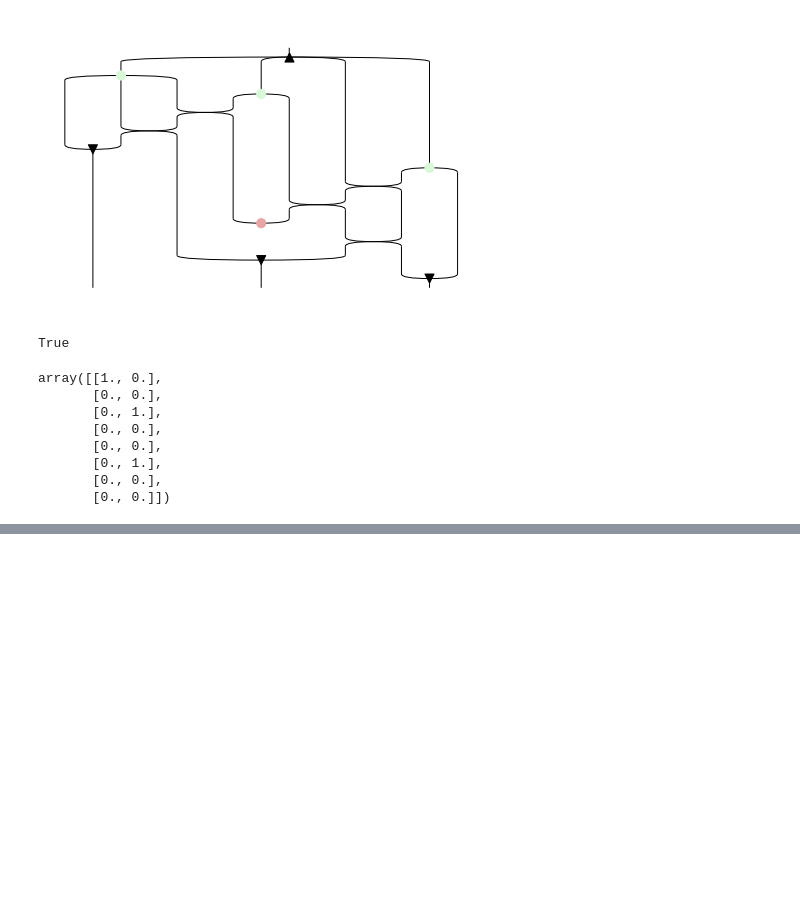
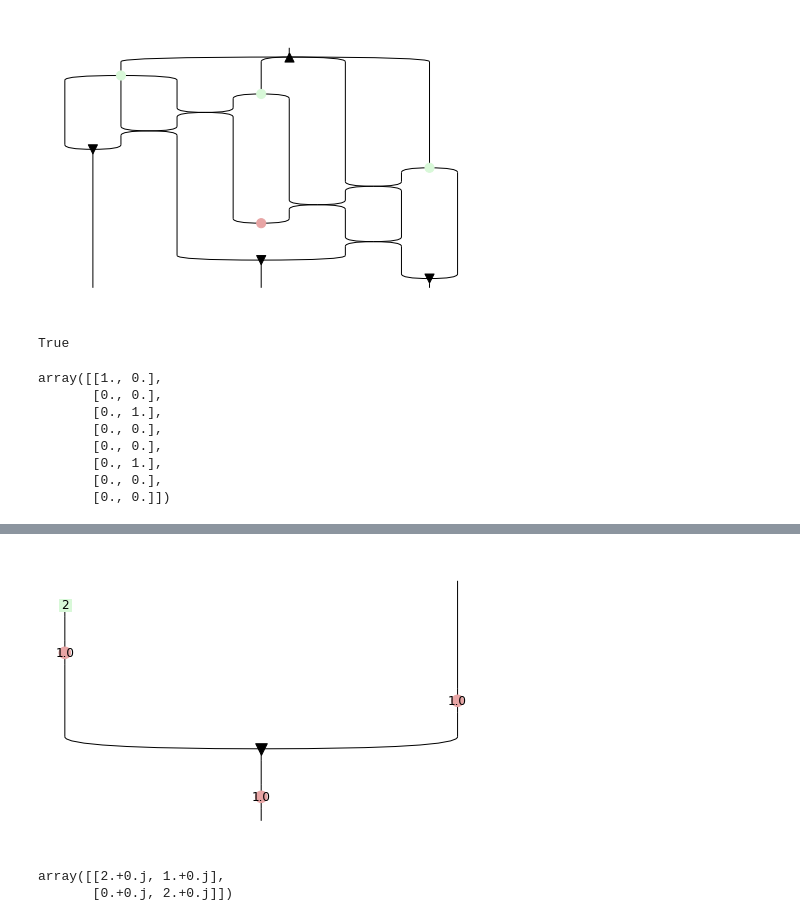
Before and after one commit to edwinagnew/zxw-diagrams, a Jupyter notebook: compound_spiders.ipynb, the cells around one changed output, grey strips where cells are left out. Cells and saved outputs as stored; diff of their text form; code cells hidden in the pictures; blank space fills up the shorter version.

```diff
--- a/compound_spiders.ipynb
+++ b/compound_spiders.ipynb
@@ -72,0 +89,8 @@ array([[1., 0.],
+# %%
+L = ZBox(0, 1, 2) @ Id(1) >> X(1,1,1) @ X(1, 1, 1) >> W(2, False) >> X(1, 1, 1)
+L.draw()
+eval(L)
+# %% [output]
+[figure, added]
+array([[2.+0.j, 1.+0.j],
+       [0.+0.j, 2.+0.j]])
```
Also changed, not shown: parts of 4 cells of this notebook.
